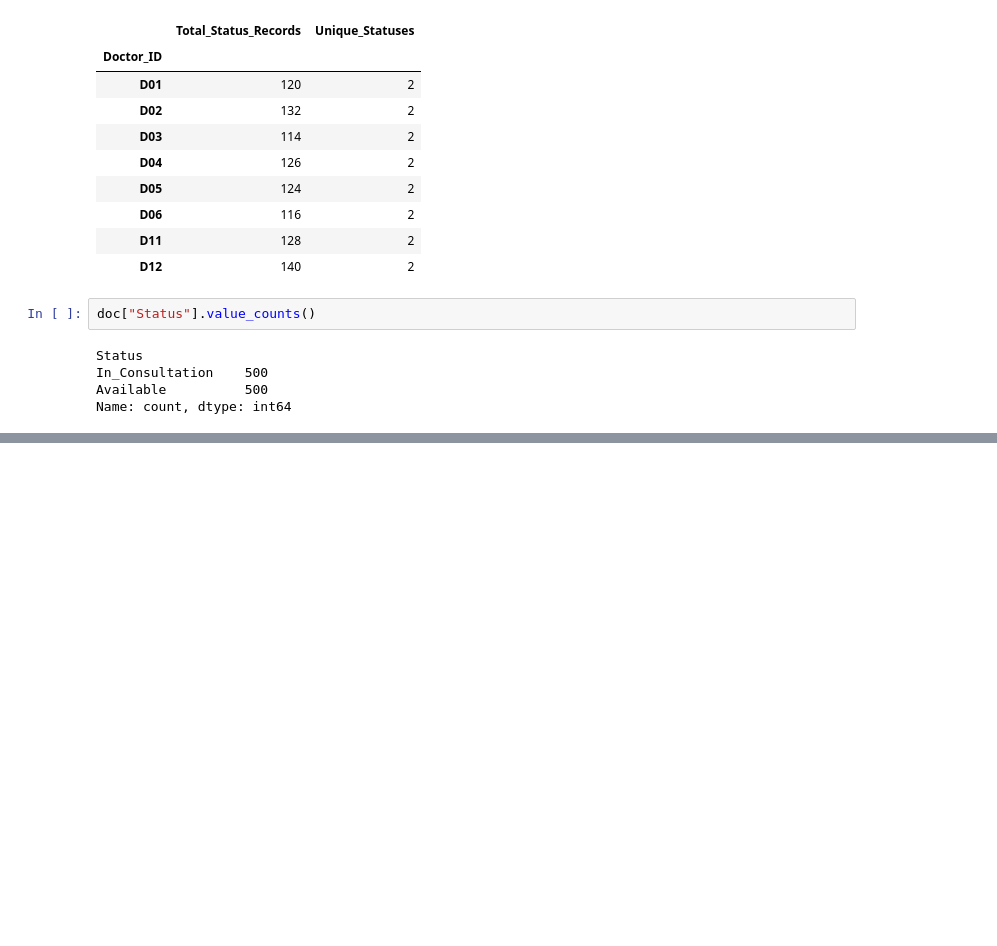
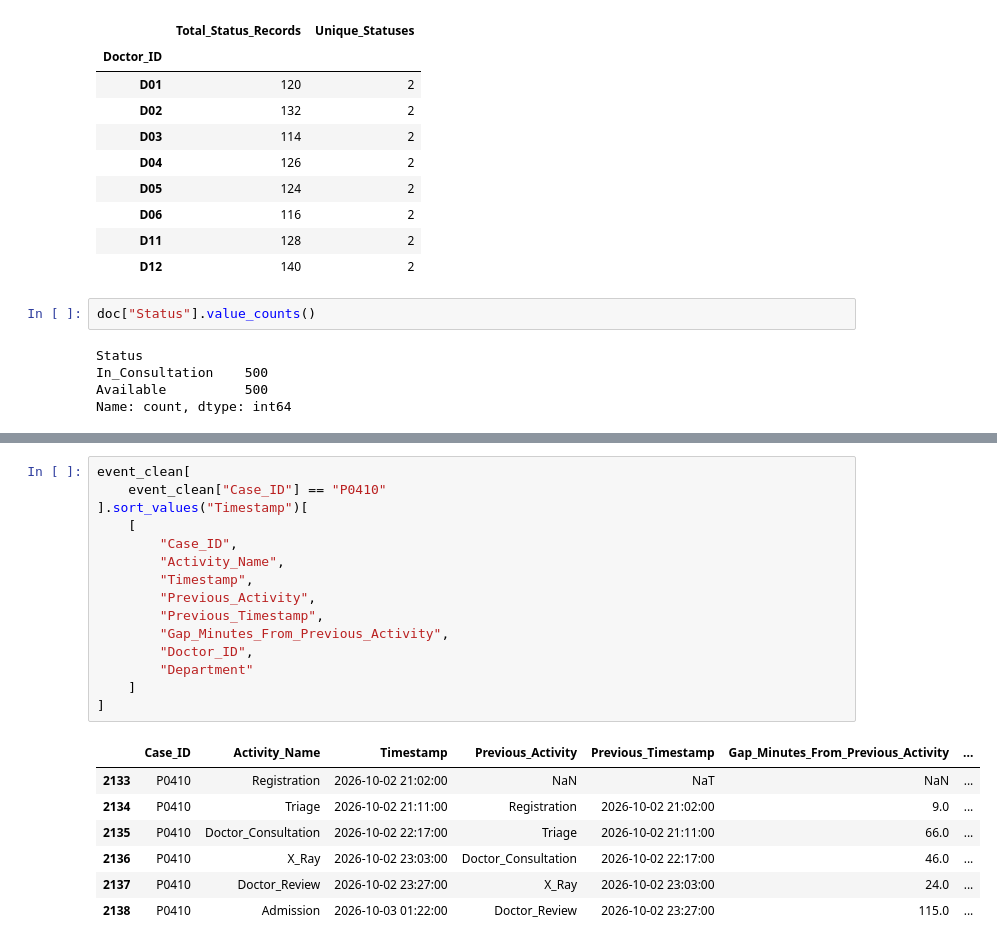
Before and after one commit to Ananyasingh0413/CareFlow---Clinical-Pathway-Process-Mining, a Jupyter notebook: healthcare_project-checkpoint.ipynb, the cells around one changed output, grey strips where cells are left out. Saved outputs shown, nothing was run; the diff lists cells and outputs as text; blank space fills up the shorter version.

```diff
--- a/healthcare_project-checkpoint.ipynb
+++ b/healthcare_project-checkpoint.ipynb
@@ -1085,0 +1305,23 @@ Name: count, dtype: int64
+# %%
+event_clean[
+    event_clean["Case_ID"] == "P0410"
+].sort_values("Timestamp")[
+    [
+        "Case_ID",
+        "Activity_Name",
+        "Timestamp",
+        "Previous_Activity",
+        "Previous_Timestamp",
+        "Gap_Minutes_From_Previous_Activity",
+        "Doctor_ID",
+        "Department"
+    ]
+]
+# %% [output]
+|  | Case_ID | Activity_Name | Timestamp | Previous_Activity | Previous_Timestamp | Gap_Minutes_From_Previous_Activity | ... |
+| 2133 | P0410 | Registration | 2026-10-02 21:02:00 | NaN | NaT | NaN | ... |
+| 2134 | P0410 | Triage | 2026-10-02 21:11:00 | Registration | 2026-10-02 21:02:00 | 9.0 | ... |
+| 2135 | P0410 | Doctor_Consultation | 2026-10-02 22:17:00 | Triage | 2026-10-02 21:11:00 | 66.0 | ... |
+| 2136 | P0410 | X_Ray | 2026-10-02 23:03:00 | Doctor_Consultation | 2026-10-02 22:17:00 | 46.0 | ... |
+| 2137 | P0410 | Doctor_Review | 2026-10-02 23:27:00 | X_Ray | 2026-10-02 23:03:00 | 24.0 | ... |
+| 2138 | P0410 | Admission | 2026-10-03 01:22:00 | Doctor_Review | 2026-10-02 23:27:00 | 115.0 | ... |
```
Also changed, not shown: parts of 13 cells of this notebook.
